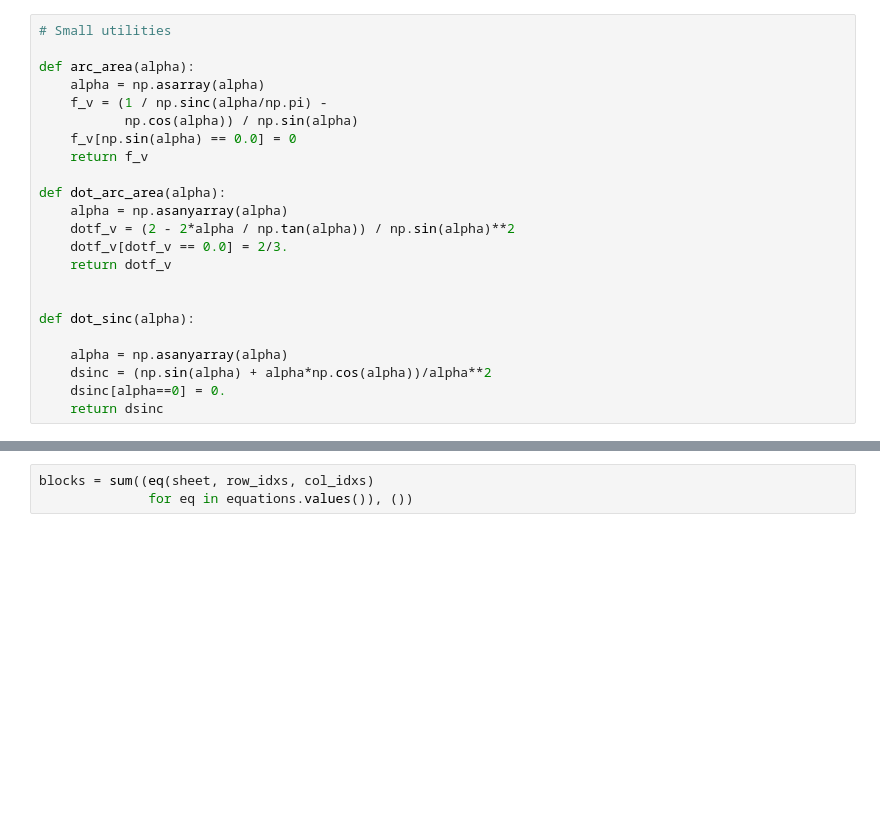
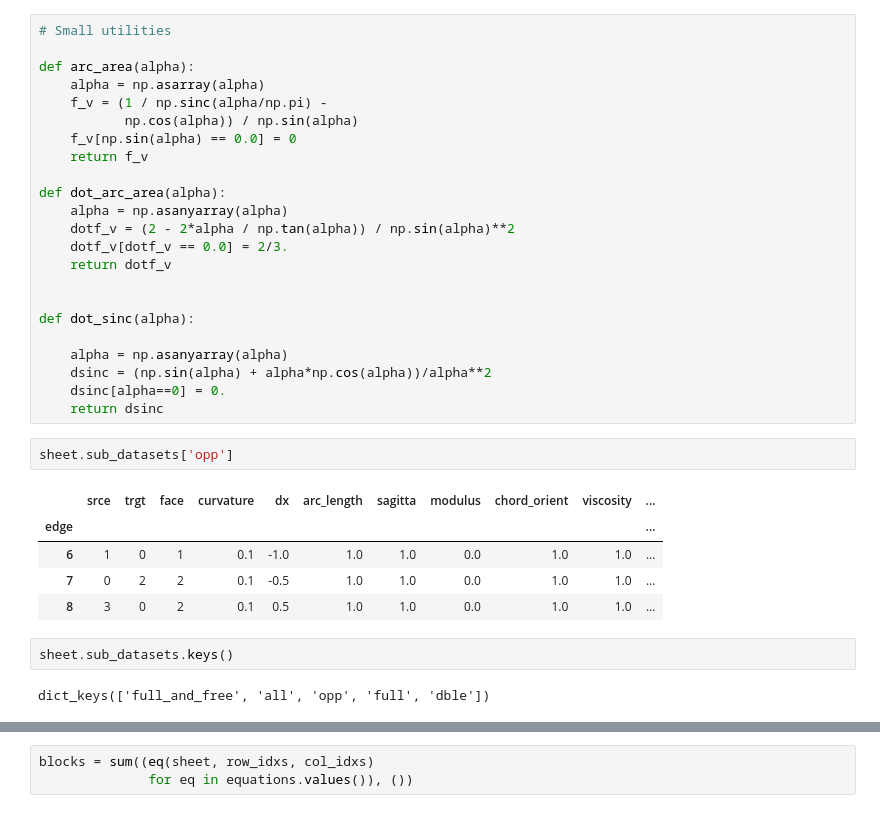
Before and after one commit to glyg/notebooks, a Jupyter notebook: tyssue/Rheology/Equations.ipynb, the cells around one changed output, grey strips where cells are left out. Saved outputs shown, nothing was run; the diff lists cells and outputs as text; blank space fills up the shorter version.

```diff
--- a/tyssue/Rheology/Equations.ipynb
+++ b/tyssue/Rheology/Equations.ipynb
@@ -456,6 +430,18 @@ def dot_sinc(alpha):
     dsinc = (np.sin(alpha) + alpha*np.cos(alpha))/alpha**2
     dsinc[alpha==0] = 0.
     return dsinc
+# %%
+sheet.sub_datasets['opp']
+# %% [output]
+|  | srce | trgt | face | curvature | dx | arc_length | sagitta | modulus | chord_orient | viscosity | ... |
+| edge |  |  |  |  |  |  |  |  |  |  | ... |
+| 6 | 1 | 0 | 1 | 0.1 | -1.0 | 1.0 | 1.0 | 0.0 | 1.0 | 1.0 | ... |
+| 7 | 0 | 2 | 2 | 0.1 | -0.5 | 1.0 | 1.0 | 0.0 | 1.0 | 1.0 | ... |
+| 8 | 3 | 0 | 2 | 0.1 | 0.5 | 1.0 | 1.0 | 0.0 | 1.0 | 1.0 | ... |
+# %%
+sheet.sub_datasets.keys()
+# %% [output]
+dict_keys(['full_and_free', 'all', 'opp', 'full', 'dble'])
 # %%
 
 
```
Also changed, not shown: parts of 13 cells of this notebook.
